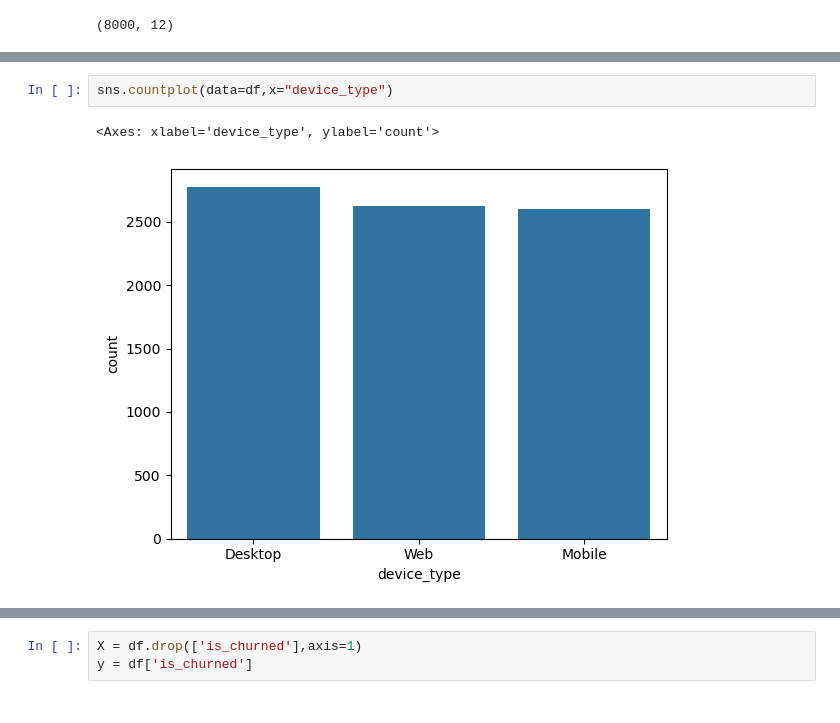
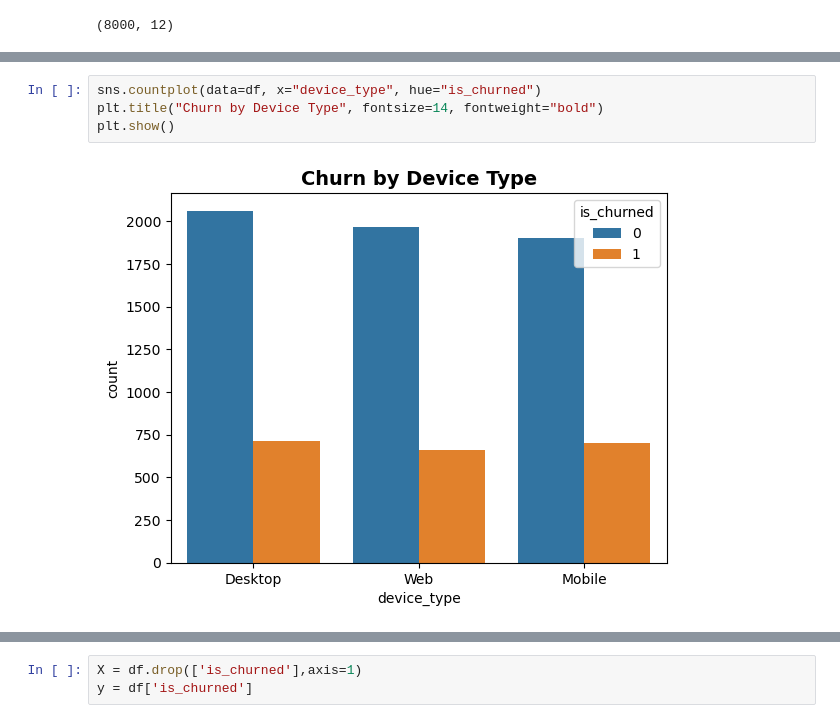
Before and after one commit to AhmedBashmmakh/Spotify-Churn-Prediction, a Jupyter notebook: Spotify_Churn_pred.ipynb, the cells around one changed output, grey strips where cells are left out. Saved outputs shown, nothing was run; the diff lists cells and outputs as text.

```diff
--- a/Spotify_Churn_pred.ipynb
+++ b/Spotify_Churn_pred.ipynb
@@ -72,5 +82,6 @@ sns.histplot(data=df,x="age",bins=10)
 # %%
-sns.countplot(data=df,x="device_type")
+sns.countplot(data=df, x="device_type", hue="is_churned")
+plt.title("Churn by Device Type", fontsize=14, fontweight="bold")
+plt.show()
 # %% [output]
-<Axes: xlabel='device_type', ylabel='count'>
-[figure, old version]
+[figure, new version]
```
Also changed, not shown: parts of 20 cells of this notebook, 1 other file.
